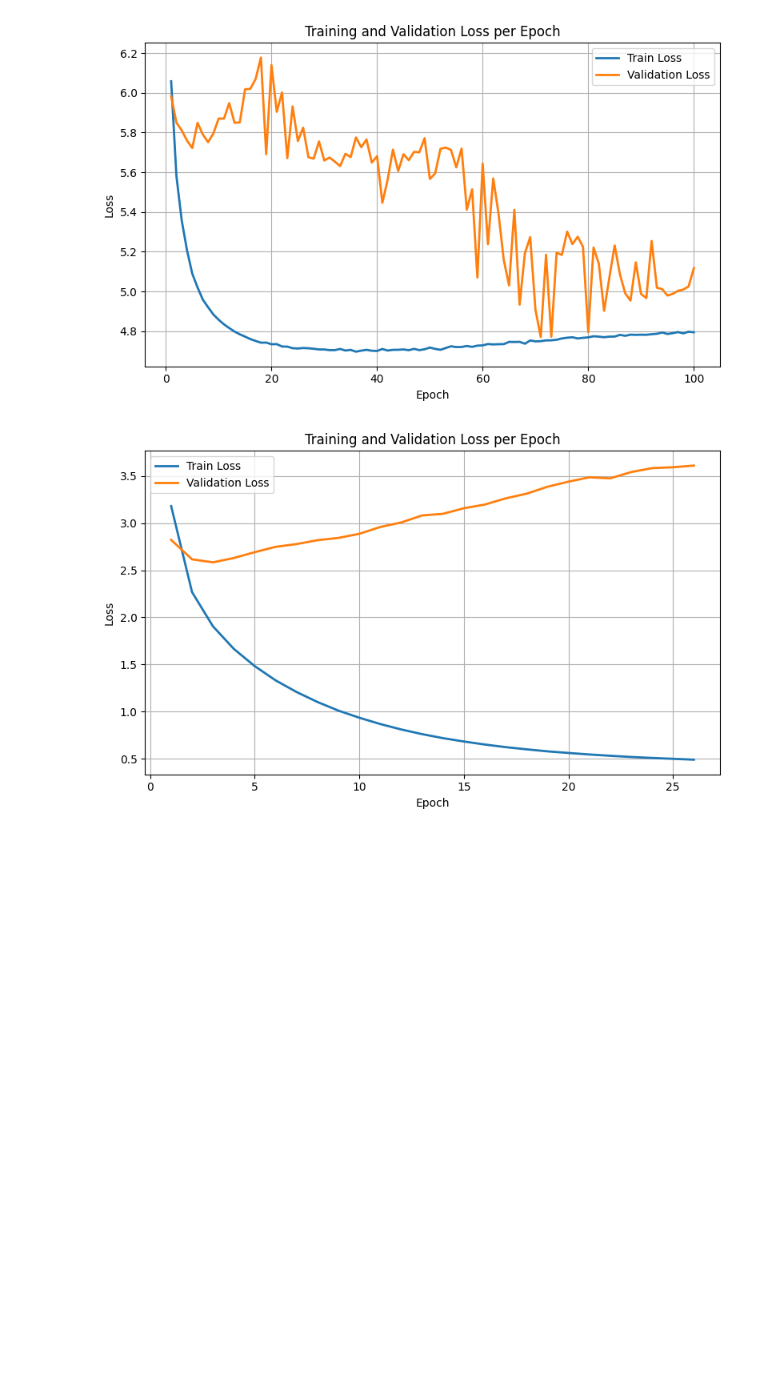
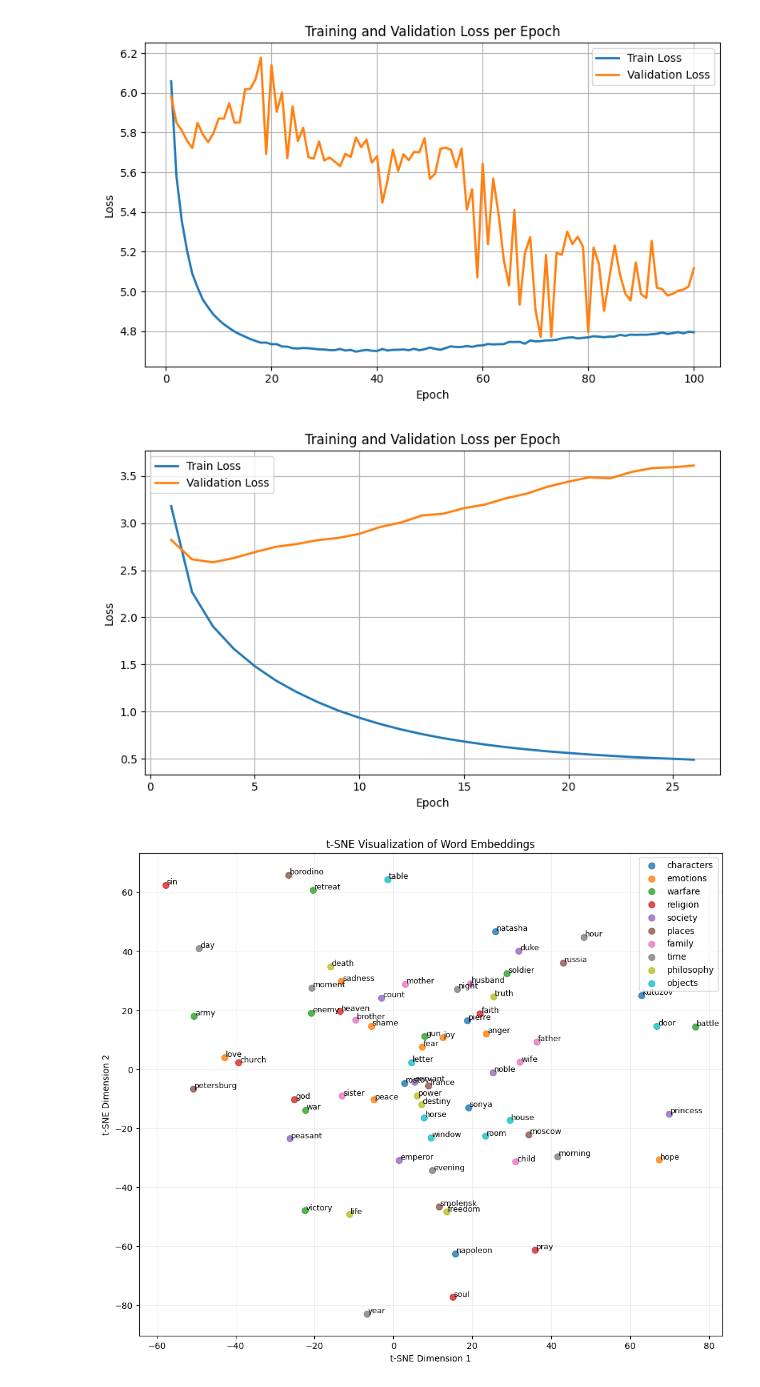
Before and after one commit to Kartik0806/ES-335-Assignments, a Jupyter notebook: Assignment 3/analysis.ipynb, the cells around one changed output. Saved outputs shown, nothing was run; the diff lists cells and outputs as text; code cells hidden in the pictures; blank space fills up the shorter version.

```diff
--- a/Assignment 3/analysis.ipynb
+++ b/Assignment 3/analysis.ipynb
@@ -181,0 +200,50 @@ plt.show()
+# %%
+word_groups = {
+    "characters": ["pierre", "natasha", "andrei", "nikolai", "sonya", "rostov", "kutuzov", "napoleon"],
+    "emotions": ["love", "fear", "joy", "sadness", "anger", "hope", "shame", "peace"],
+    "warfare": ["battle", "army", "soldier", "war", "gun", "enemy", "victory", "retreat"],
+    "religion": ["god", "faith", "soul", "sin", "church", "pray", "heaven"],
+    "society": ["count", "princess", "duke", "servant", "emperor", "noble", "peasant"],
+    "places": ["moscow", "petersburg", "smolensk", "borodino", "russia", "france"],
+    "family": ["father", "mother", "brother", "sister", "wife", "husband", "child"],
+    "time": ["day", "night", "morning", "evening", "year", "hour", "moment"],
+    "philosophy": ["life", "death", "truth", "freedom", "destiny", "power"],
+    "objects": ["horse", "letter", "table", "room", "door", "window", "house"]
+}
+# %%
+import matplotlib.pyplot as plt
+
+plt.figure(figsize=(12, 10))
+start = 0
+
+for group_name, words in word_groups.items():
+    words_in_group = [w for w in words if w in wap_tokenizer.word_to_idx]
+    n = len(words_in_group)
+    end = start + n
+
+    plt.scatter(
+        X_selected_2d[start:end, 0],
+        X_selected_2d[start:end, 1],
+        label=group_name,
+        alpha=0.8,
+        s=50
+    )
+
+    for i, word in enumerate(words_in_group):
+        plt.text(
+            X_selected_2d[start + i, 0] + 0.3,
+            X_selected_2d[start + i, 1] + 0.3,
+            word,
+            fontsize=9
+        )
+
+    start = end
+
+plt.legend()
+plt.title("t-SNE Visualization of Word Embeddings")
+plt.xlabel("t-SNE Dimension 1")
+plt.ylabel("t-SNE Dimension 2")
+plt.grid(True, alpha=0.2)
+plt.show()
+# %% [output]
+[figure, added]
```
Also changed, not shown: parts of 5 cells of this notebook.
